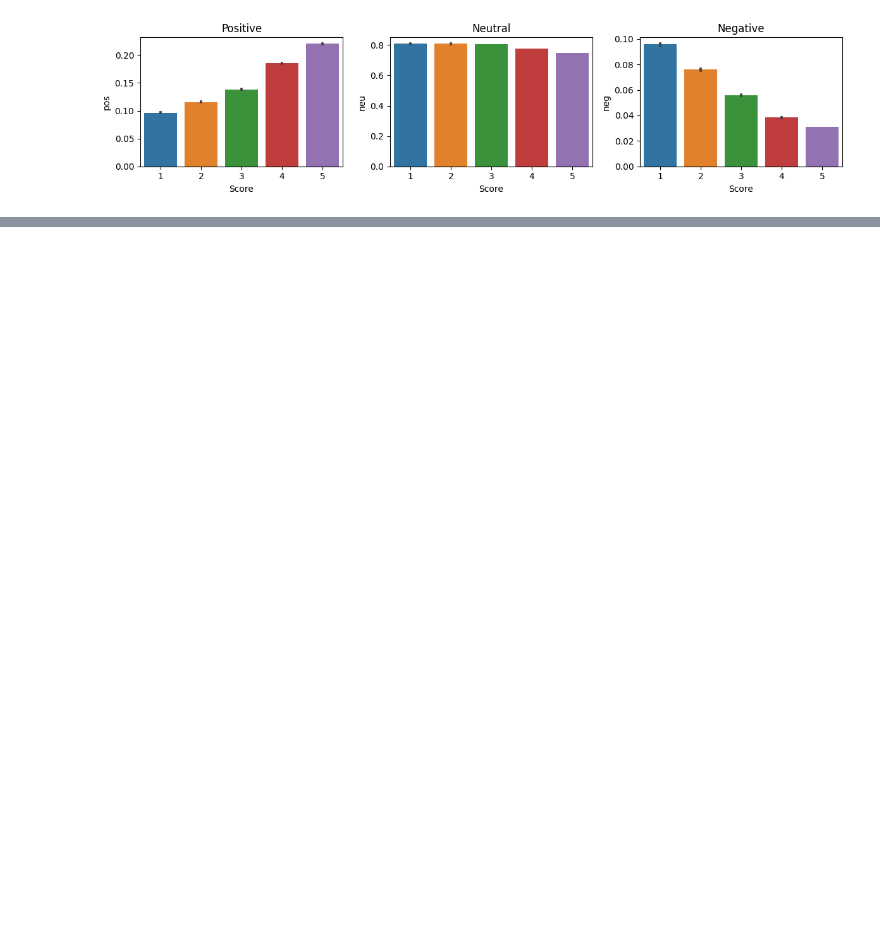
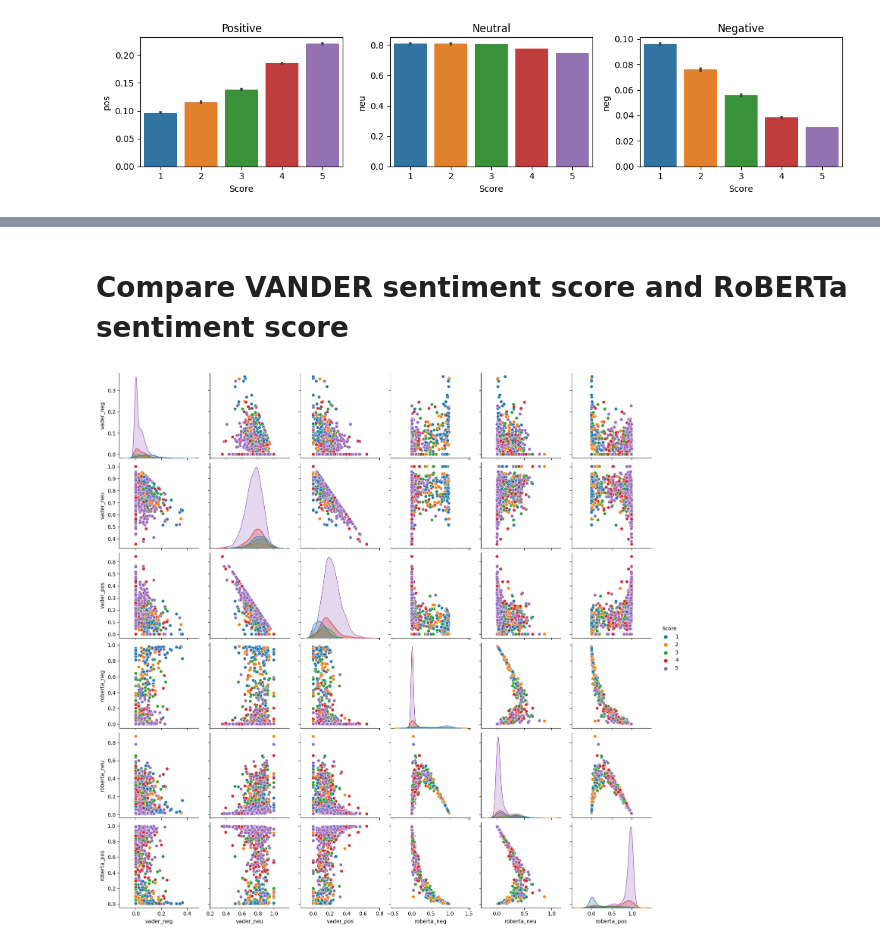
Before and after one commit to AkiraNom/data-analysis-notebook, a Jupyter notebook: Sentiment_Analysis.ipynb, the cells around one changed output, grey strips where cells are left out. Drawn from its saved outputs; the diff is of its cells as text; code cells hidden in the pictures; blank space fills up the shorter version.

Commit message:
add RoBERTa model

```diff
--- a/Sentiment_Analysis.ipynb
+++ b/Sentiment_Analysis.ipynb
@@ -203,0 +232,5 @@ ModuleNotFoundError: ignored
+# %%
+# build a RoBERTa model
+model = f"cardiffnlp/twitter-roberta-base-sentiment"
+tokenizer = AutoTokenizer.from_pretrained(model)
+model = AutoModelForSequenceClassification.from_pretrained(model)
@@ -203,0 +278,28 @@ ModuleNotFoundError: ignored
+# %%
+# Run the polarity score on the entire dataset
+
+# store the result
+res = {}
+
+# store Id fails analysis
+broken_id = []
+
+for i, row in tqdm(df.iterrows(), total=len(df)):
+    try:
+        text = row['Text']
+        myid = row['Id']
+
+        # VANDER sentiment score
+        vader_result = sia.polarity_scores(text)
+        vader_result_rename = {}
+        for key, value in vader_result.items():
+            vader_result_rename[f"vader_{key}"] = value
+
+        # Roberta sentiment score
+        roberta_result = polarity_scores_roberta(text)
+        both = vader_result_rename | roberta_result
+        res[myid] = both
+
+    except RuntimeError:
+        print(f'Broke for id {myid}')
+        broken_id.append(myid)
@@ -203,0 +332,16 @@ ModuleNotFoundError: ignored
+# %%
+df_results = pd.DataFrame(res).T
+df_results = df_results.reset_index().rename(columns={'index': 'Id'})
+df_results = df_results.merge(df, how='left')
+# %% [markdown]
+# Compare VANDER sentiment score and RoBERTa sentiment score
+# %%
+# pair plot to visualize correlation between two approaches
+sns.pairplot(data=df_results,
+             vars=['vader_neg', 'vader_neu', 'vader_pos',
+                  'roberta_neg', 'roberta_neu', 'roberta_pos'],
+            hue='Score',
+            palette='tab10')
+plt.show()
+# %% [output]
+[figure, added]
```
Also changed, not shown: parts of 25 cells of this notebook.
